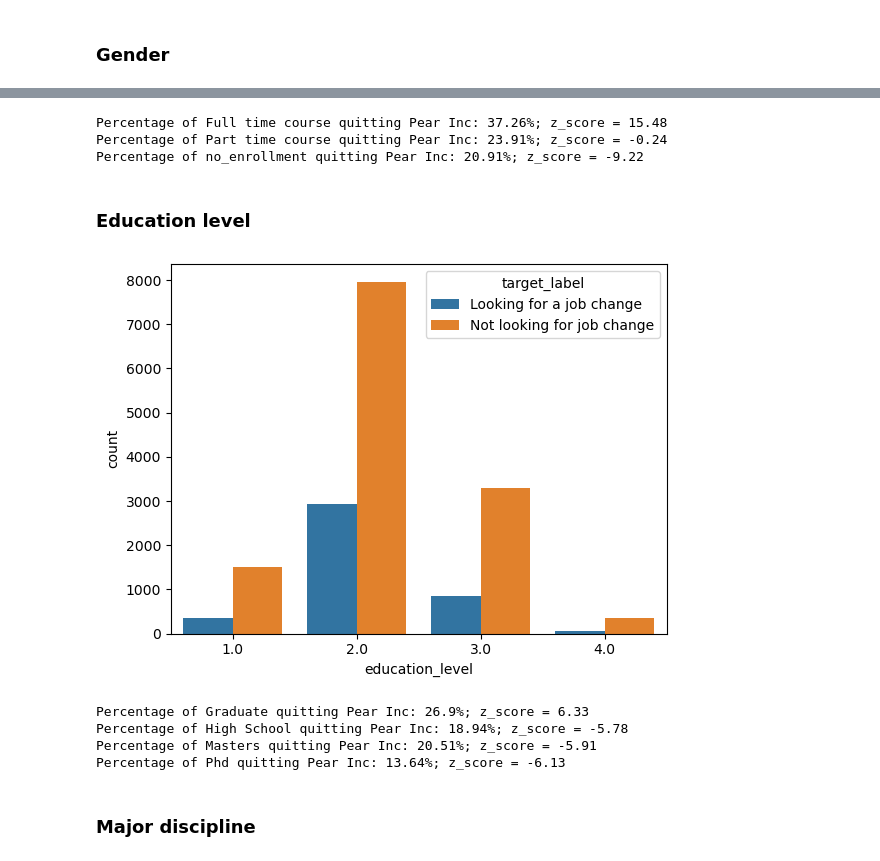
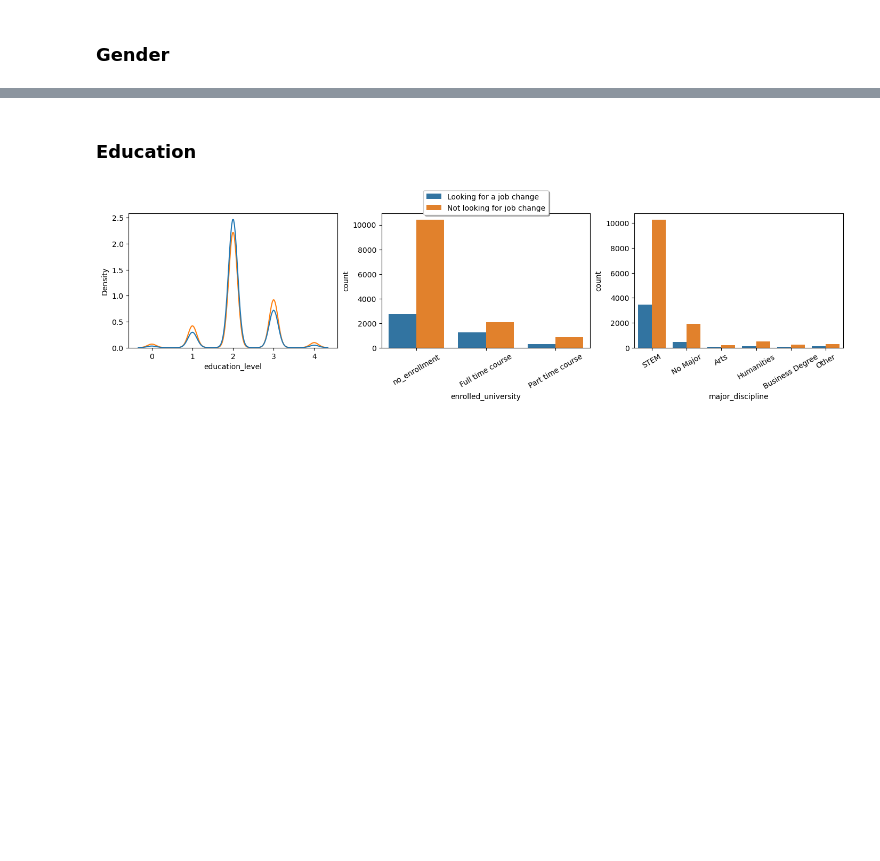
Before and after one commit to teob97/xtream-ai-assignment, a Jupyter notebook: notebooks/challenge_1.ipynb, the cells around one changed output, grey strips where cells are left out. Drawn from its saved outputs; the diff is of its cells as text; code cells hidden in the pictures; blank space fills up the shorter version.

```diff
--- a/notebooks/challenge_1.ipynb
+++ b/notebooks/challenge_1.ipynb
@@ -246,22 +249,16 @@ plt.show()
-# %%
-enrolled_uni_dict = my_functions.print_percentage_and_ztest(data, 'enrolled_university')
-# %% [output]
-Percentage of Full time course quitting Pear Inc: 37.26%; z_score = 15.48
-Percentage of Part time course quitting Pear Inc: 23.91%; z_score = -0.24
-Percentage of no_enrollment quitting Pear Inc: 20.91%; z_score = -9.22
 # %% [markdown]
-### Education level
+### Education
 # %%
-sns.countplot(data, x='education_level', hue='target_label')
+_, axs = plt.subplots(1,3, figsize = (14,4), constrained_layout=True)
+
+sns.kdeplot(data, x='education_level', hue='target_label', ax = axs[0], common_norm=False)
+sns.countplot(data, x='enrolled_university', hue='target_label', ax = axs[1]).tick_params(axis='x', labelrotation = 30)
+sns.countplot(data, x='major_discipline', hue='target_label',ax = axs[2]).tick_params(axis='x', labelrotation = 30)
+
+axs[0].get_legend().remove()
+axs[2].get_legend().remove()
+axs[1].legend(loc='upper center', bbox_to_anchor=(0.5, 1.2), shadow=True)
+
 plt.show()
 # %% [output]
-[figure, old version]
+[figure, new version]
-# %%
-education_dict = my_functions.print_percentage_and_ztest(data, 'education_level', major_discipline_labels)
-# %% [output]
-Percentage of Graduate quitting Pear Inc: 26.9%; z_score = 6.33
-Percentage of High School quitting Pear Inc: 18.94%; z_score = -5.78
-Percentage of Masters quitting Pear Inc: 20.51%; z_score = -5.91
-Percentage of Phd quitting Pear Inc: 13.64%; z_score = -6.13
-# %% [markdown]
-### Major discipline
```
Also changed, not shown: parts of 24 cells of this notebook, 1 other file.
